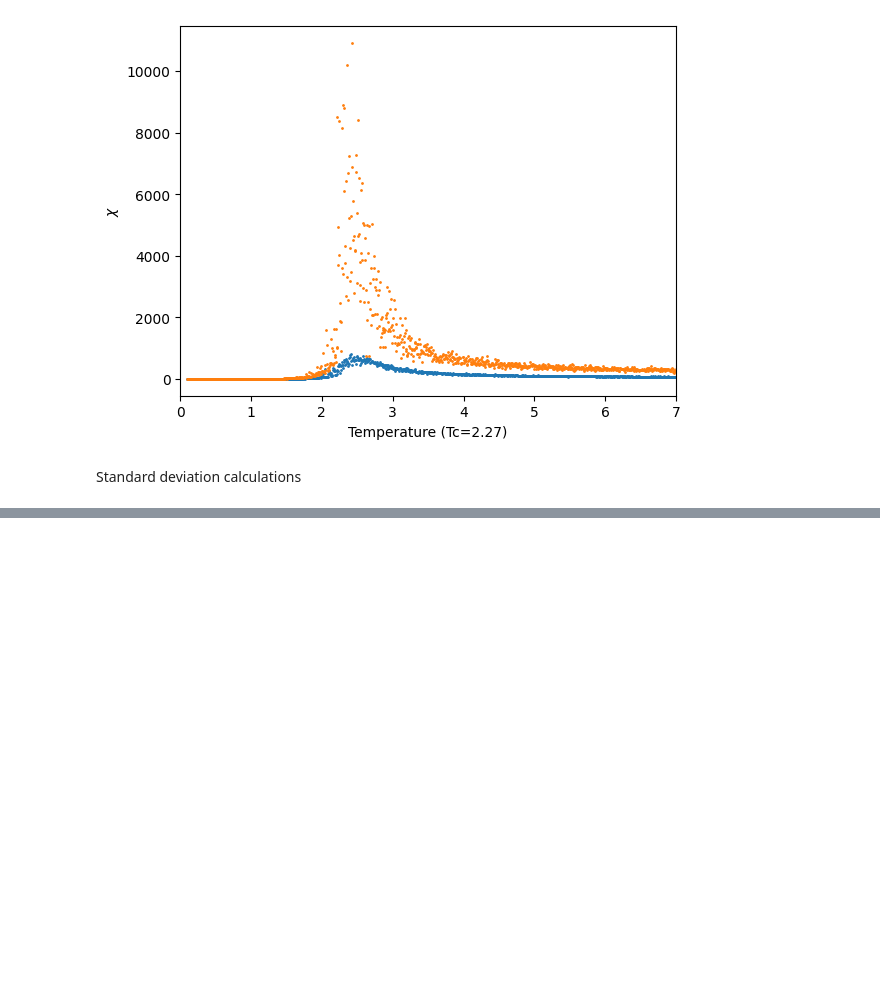
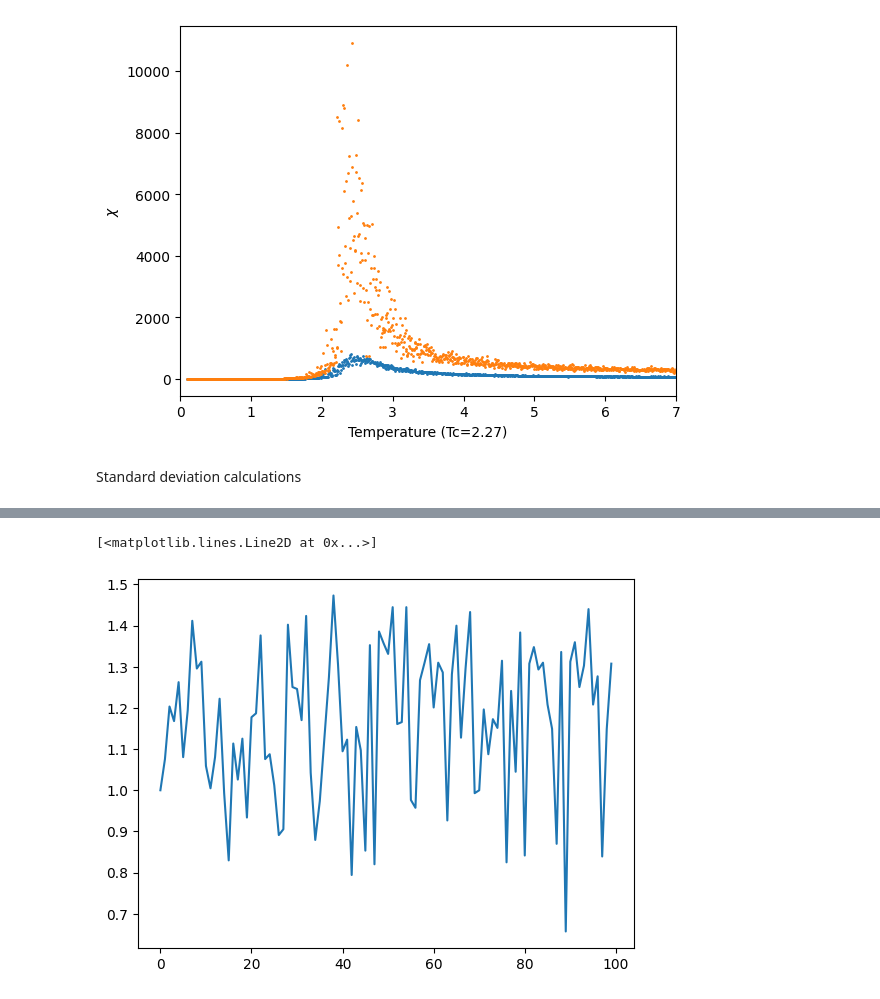
Before and after one commit to noahchanoah/thesis, a Jupyter notebook: Fising.ipynb, the cells around one changed output, grey strips where cells are left out. Saved outputs shown, nothing was run; the diff lists cells and outputs as text; code cells hidden in the pictures; blank space fills up the shorter version.

```diff
--- a/Fising.ipynb
+++ b/Fising.ipynb
@@ -744,0 +804,20 @@ Text(0, 0.5, 'Magnetization (100 is max)')
+# %%
+def autoCor(startTime: int, stopTime: int, timeSeriesData: list) -> float: #we are in metropolis-steps-time
+    f = np.average(avgMags)
+    autoRes = ((timeSeriesData[startTime] + timeSeriesData[stopTime]) / (2)) - np.power(f,2)
+    return autoRes
+
+
+# #plot output
+# #plt.xlim(0,7)
+# plt.ylim(-1, 1)
+# plt.plot(metSteps, avgMags)
+# plt.xlabel("Metropolis steps / 100")
+# plt.ylabel("Magnetization ")
+
+xx = np.arange(100)
+normAutoCor = [autoCor(0,step,avgMags)/autoCor(0,0,avgMags) for step in xx]
+plt.plot(xx, normAutoCor) #normalized autoCor plot
+# %% [output]
+[<matplotlib.lines.Line2D at 0x...>]
+[figure, added]
```
Also changed, not shown: parts of 5 cells of this notebook.
